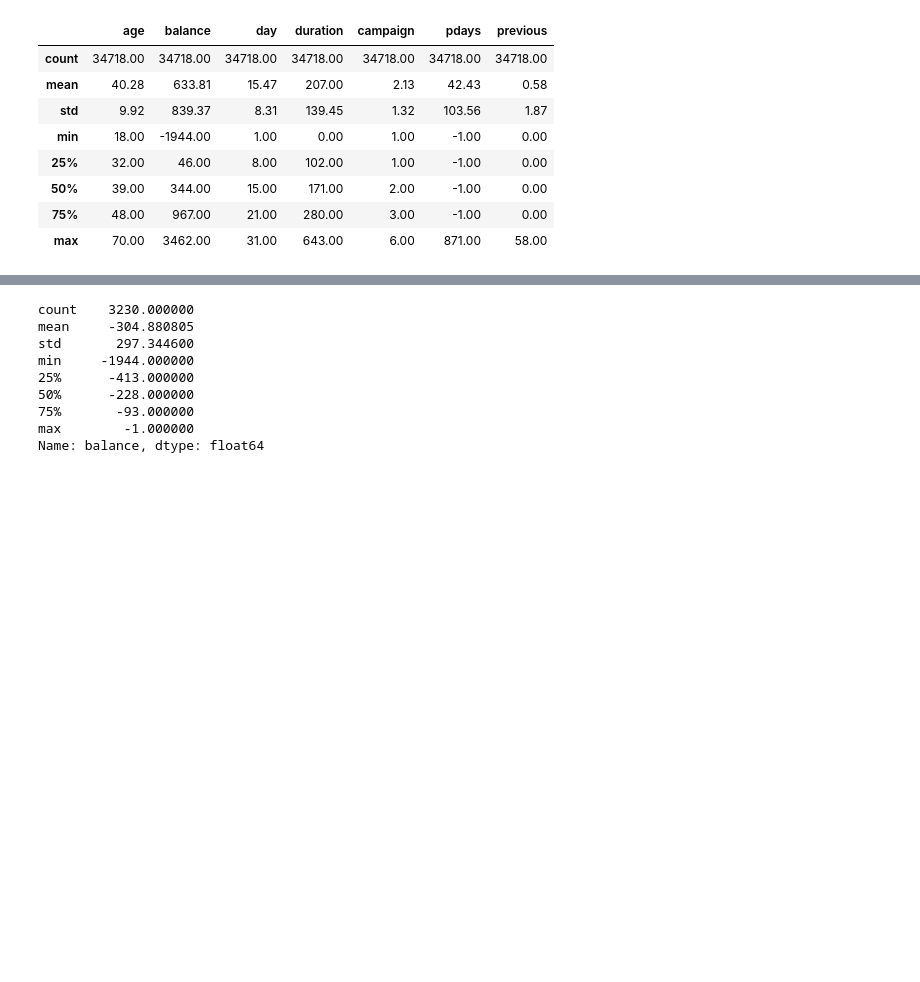
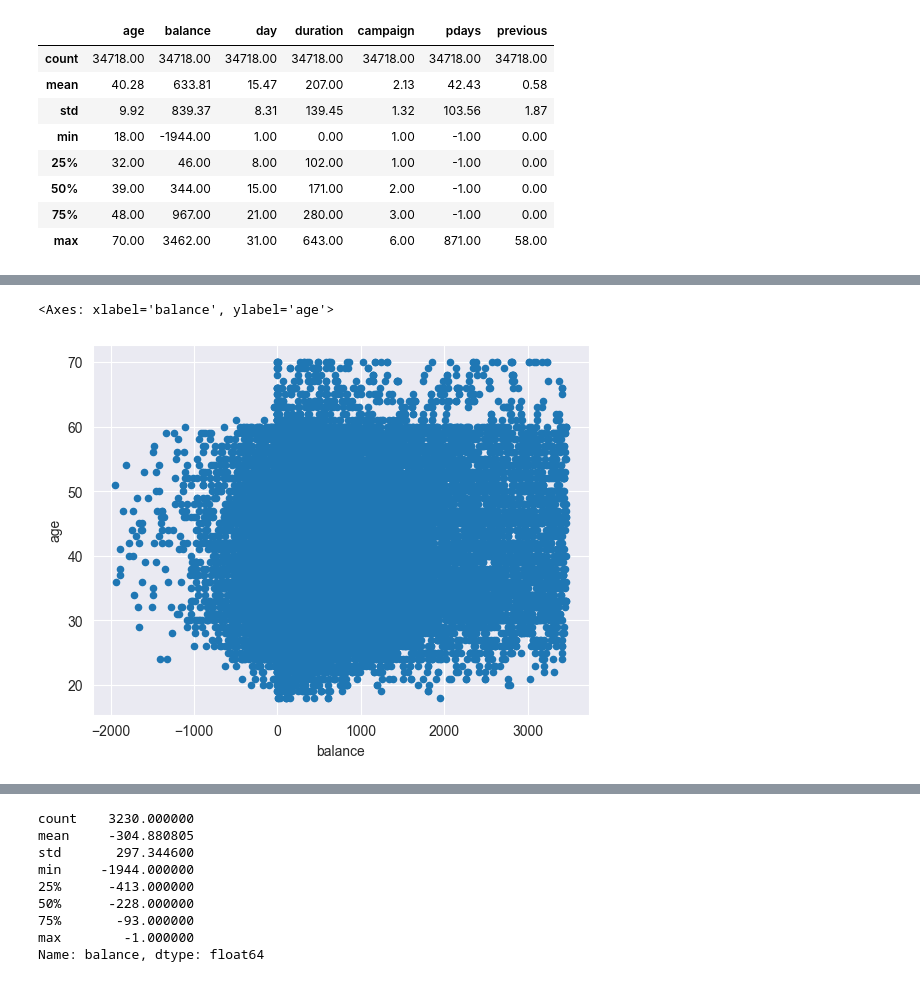
Before and after one commit to chMastellou/Data_Analysis_Assignment_2024, a Jupyter notebook: data_preprocessing/data_preprocessing.ipynb, the cells around one changed output, grey strips where cells are left out. Drawn from its saved outputs; the diff is of its cells as text; code cells hidden in the pictures; blank space fills up the shorter version.

```diff
--- a/data_preprocessing/data_preprocessing.ipynb
+++ b/data_preprocessing/data_preprocessing.ipynb
@@ -367,0 +409,5 @@ numeric_columns.describe().round(2)
+# %%
+clean_data.plot.scatter(x='balance', y='age')
+# %% [output]
+<Axes: xlabel='balance', ylabel='age'>
+[figure, added]
```
Also changed, not shown: parts of 9 cells of this notebook.
